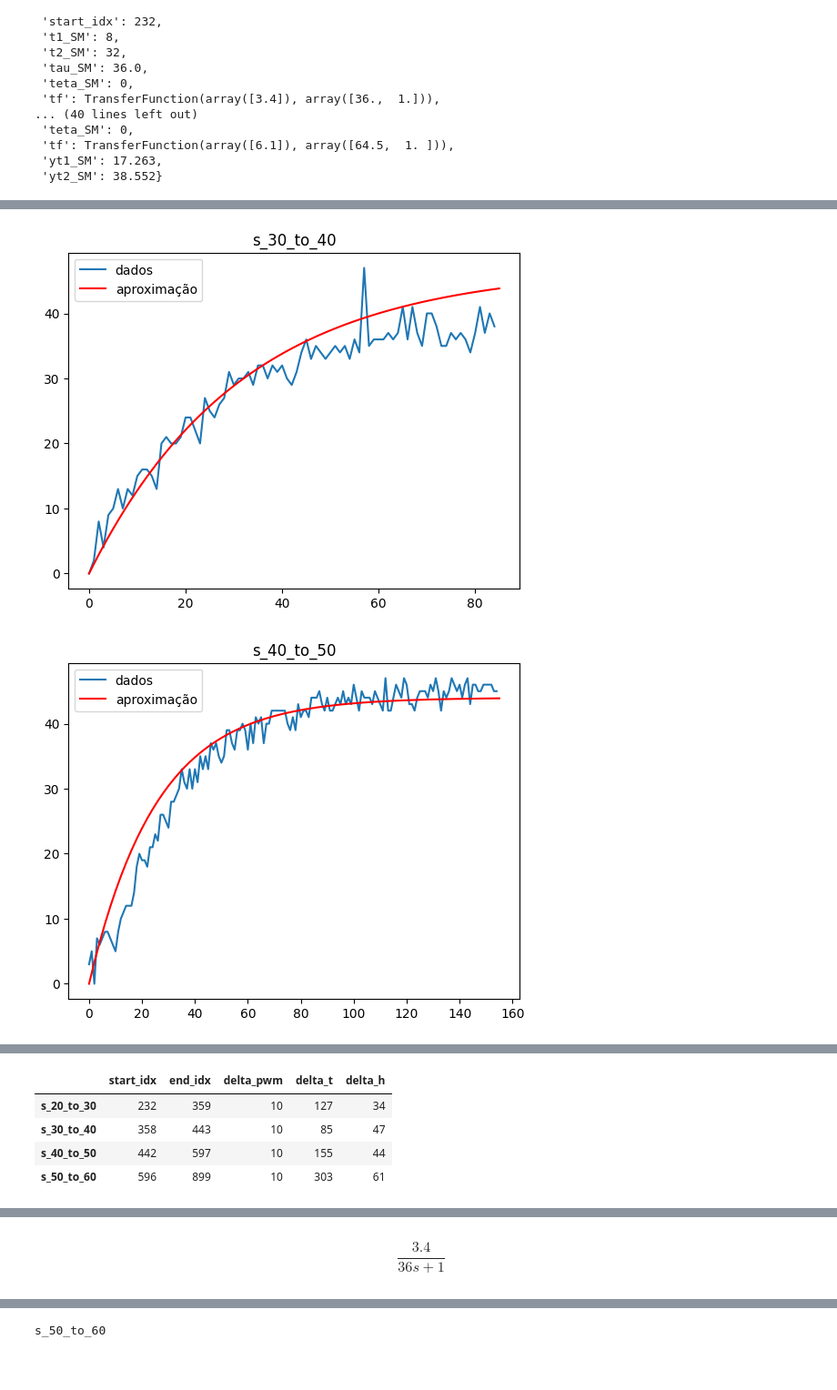
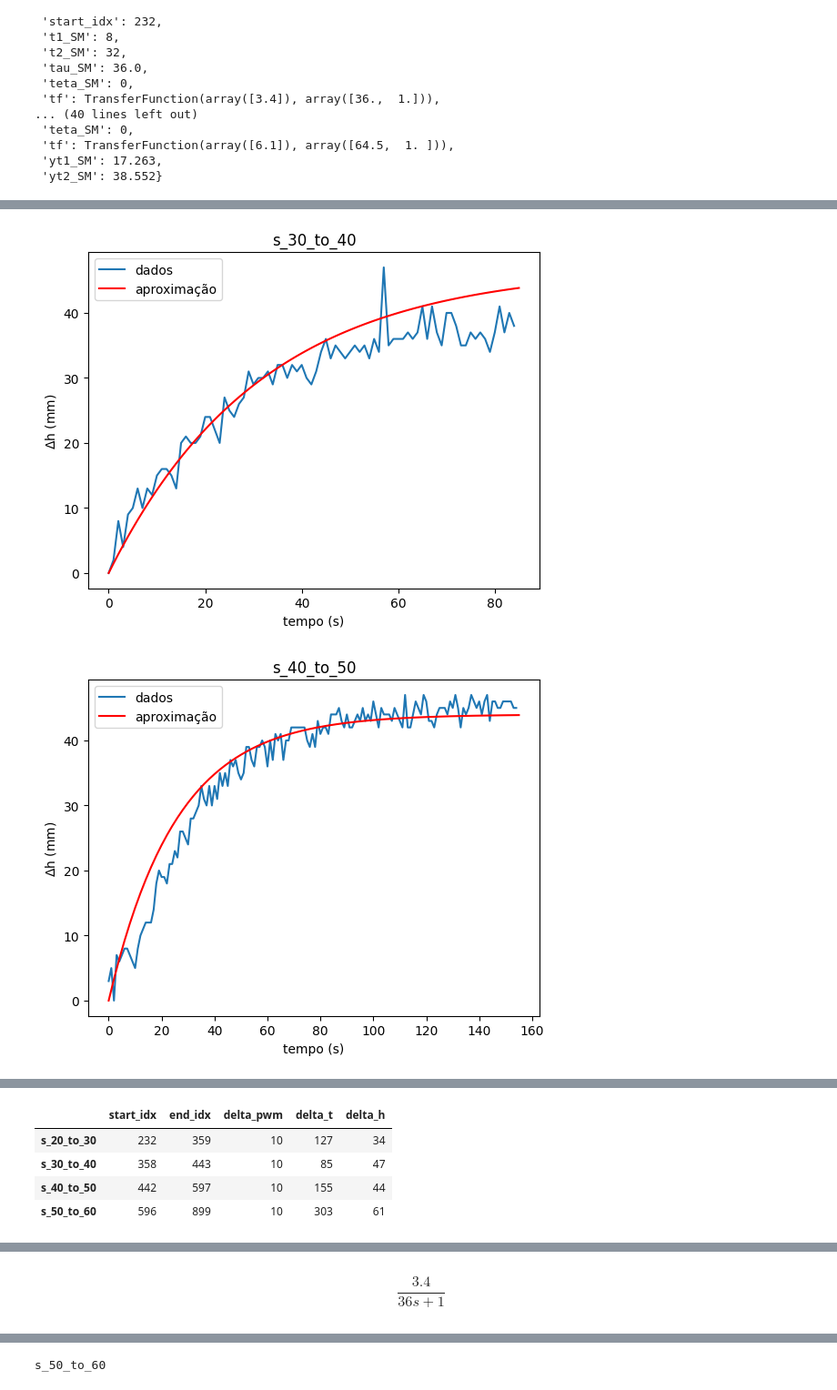
Before and after one commit to duperpara/college_crap, a Jupyter notebook: piv/identification.ipynb, the cells around one changed output, grey strips where cells are left out. Shown: that part at 91% size. Drawn from its saved outputs; the diff is of its cells as text; code cells hidden in the pictures; blank space fills up the shorter version.

```diff
--- a/piv/identification.ipynb
+++ b/piv/identification.ipynb
@@ -42,6 +42,9 @@ for key, value in data.items():
         'red'
     )
     di[key] = {v_key: v_value for v_key, v_value in value.items() if (v_key != 'data') and (v_key != 'tf')}
+    plt.xlabel('tempo (s)')
+    plt.ylabel('$\Delta$h (mm)')
+
     plt.legend(('dados', 'aproximação'))
     plt.savefig(f'plot_{key}.jpg', dpi=300)
     plt.show()
@@ -64,2 +67,2 @@ for key, value in data.items():
-[figure, old version]
+[figure, new version]
-[figure, old version]
+[figure, new version]
```
Also changed, not shown: parts of 1 cell of this notebook, 1 other file.
